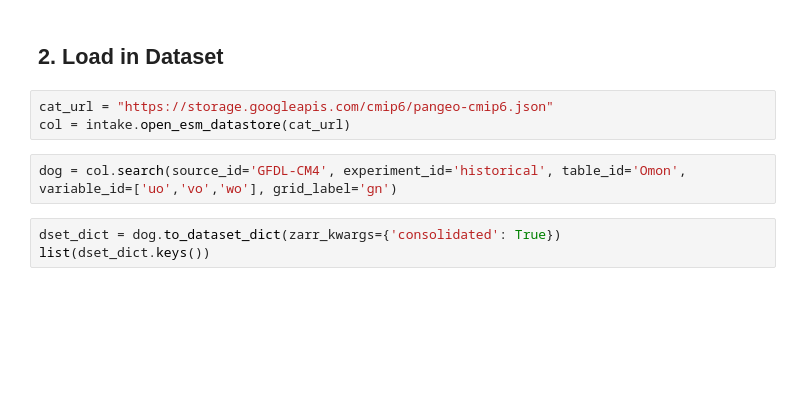
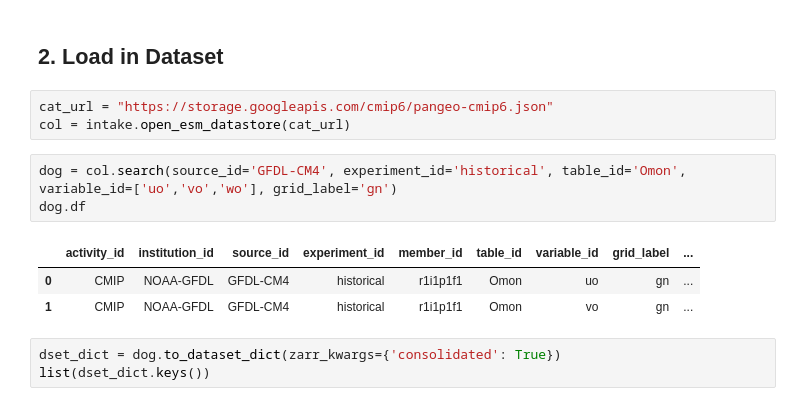
Before and after one commit to disandroa/sectionate, a Jupyter notebook: examples/aki_example.ipynb, the cells around one changed output. Drawn from its saved outputs; the diff is of its cells as text; blank space fills up the shorter version.

```diff
--- a/examples/aki_example.ipynb
+++ b/examples/aki_example.ipynb
@@ -26,6 +26,11 @@ cat_url = "https://storage.googleapis.com/cmip6/pangeo-cmip6.json"
 col = intake.open_esm_datastore(cat_url)
 # %%
 dog = col.search(source_id='GFDL-CM4', experiment_id='historical', table_id='Omon', variable_id=['uo','vo','wo'], grid_label='gn')
+dog.df
+# %% [output]
+|  | activity_id | institution_id | source_id | experiment_id | member_id | table_id | variable_id | grid_label | ... |
+| 0 | CMIP | NOAA-GFDL | GFDL-CM4 | historical | r1i1p1f1 | Omon | uo | gn | ... |
+| 1 | CMIP | NOAA-GFDL | GFDL-CM4 | historical | r1i1p1f1 | Omon | vo | gn | ... |
 # %%
 dset_dict = dog.to_dataset_dict(zarr_kwargs={'consolidated': True})
 list(dset_dict.keys())
```
Also changed, not shown: parts of 3 cells of this notebook.
